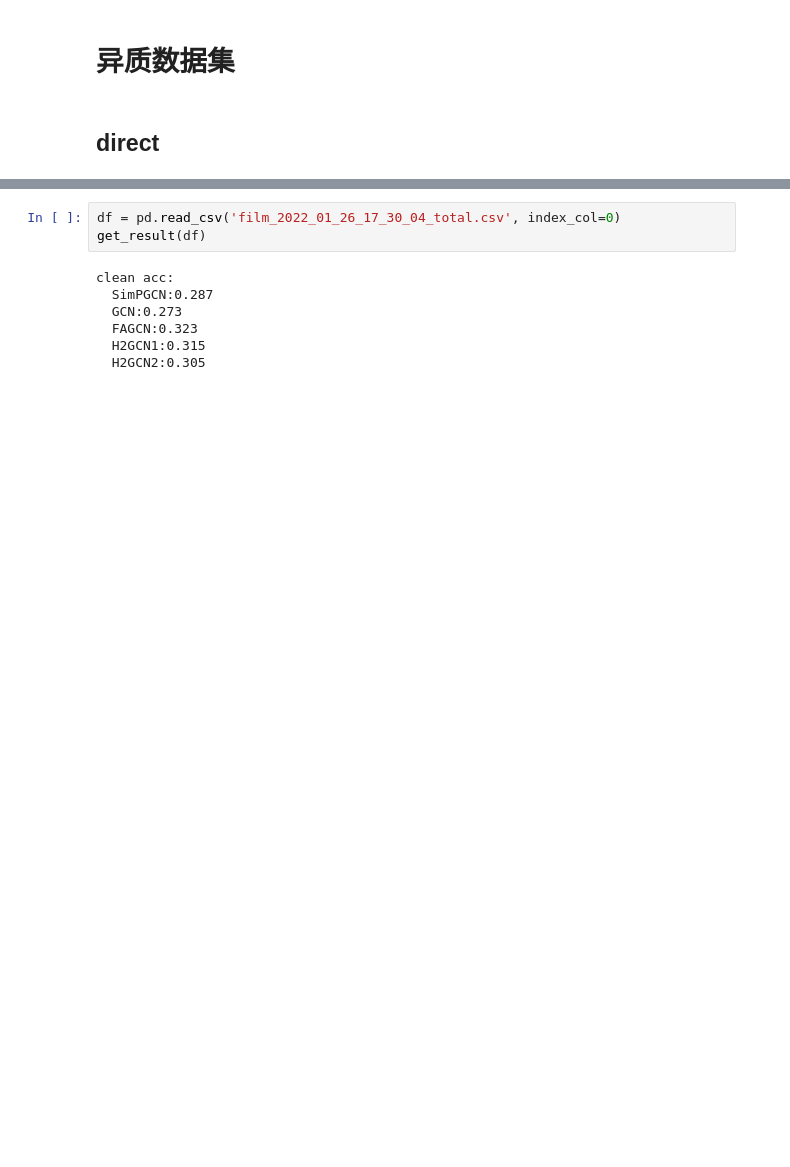
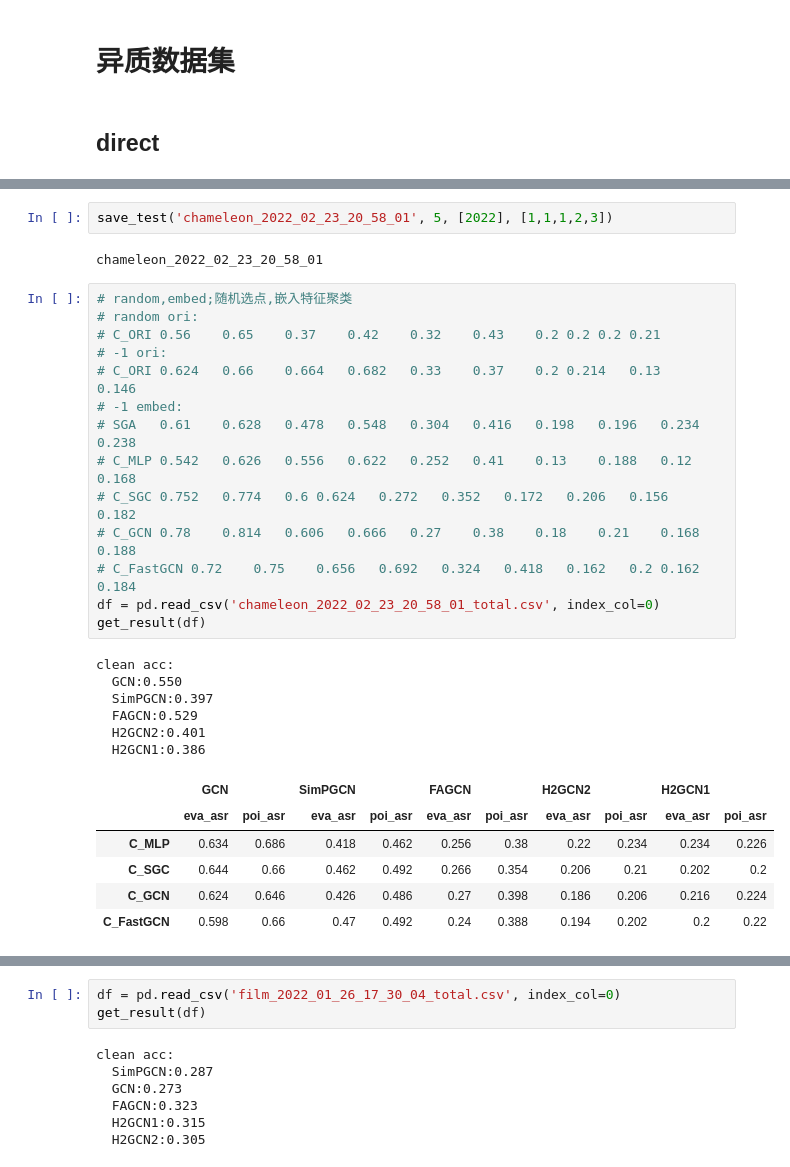
Before and after one commit to hIxiIan/CombAttack, a Jupyter notebook: result/毕设实验结果.ipynb, the cells around one changed output, grey strips where cells are left out. Drawn from its saved outputs; the diff is of its cells as text; blank space fills up the shorter version.

```diff
--- a/result/毕设实验结果.ipynb
+++ b/result/毕设实验结果.ipynb
@@ -225,0 +303,31 @@ clean acc:
+# %%
+save_test('chameleon_2022_02_23_20_58_01', 5, [2022], [1,1,1,2,3])
+# %% [output]
+chameleon_2022_02_23_20_58_01
+# %%
+# random,embed;随机选点,嵌入特征聚类
+# random ori:
+# C_ORI	0.56	0.65	0.37	0.42	0.32	0.43	0.2	0.2	0.2	0.21
+# -1 ori:
+# C_ORI	0.624	0.66	0.664	0.682	0.33	0.37	0.2	0.214	0.13	0.146
+# -1 embed:
+# SGA	0.61	0.628	0.478	0.548	0.304	0.416	0.198	0.196	0.234	0.238
+# C_MLP	0.542	0.626	0.556	0.622	0.252	0.41	0.13	0.188	0.12	0.168
+# C_SGC	0.752	0.774	0.6	0.624	0.272	0.352	0.172	0.206	0.156	0.182
+# C_GCN	0.78	0.814	0.606	0.666	0.27	0.38	0.18	0.21	0.168	0.188
+# C_FastGCN	0.72	0.75	0.656	0.692	0.324	0.418	0.162	0.2	0.162	0.184
+df = pd.read_csv('chameleon_2022_02_23_20_58_01_total.csv', index_col=0)
+get_result(df)
+# %% [output]
+clean acc:
+  GCN:0.550
+  SimPGCN:0.397
+  FAGCN:0.529
+  H2GCN2:0.401
+  H2GCN1:0.386
+|  | GCN |  | SimPGCN |  | FAGCN |  | H2GCN2 |  | H2GCN1 |  |
+|  | eva_asr | poi_asr | eva_asr | poi_asr | eva_asr | poi_asr | eva_asr | poi_asr | eva_asr | poi_asr |
+| C_MLP | 0.634 | 0.686 | 0.418 | 0.462 | 0.256 | 0.38 | 0.22 | 0.234 | 0.234 | 0.226 |
+| C_SGC | 0.644 | 0.66 | 0.462 | 0.492 | 0.266 | 0.354 | 0.206 | 0.21 | 0.202 | 0.2 |
+| C_GCN | 0.624 | 0.646 | 0.426 | 0.486 | 0.27 | 0.398 | 0.186 | 0.206 | 0.216 | 0.224 |
+| C_FastGCN | 0.598 | 0.66 | 0.47 | 0.492 | 0.24 | 0.388 | 0.194 | 0.202 | 0.2 | 0.22 |
```
Also changed, not shown: parts of 52 cells of this notebook, 3 other files.
